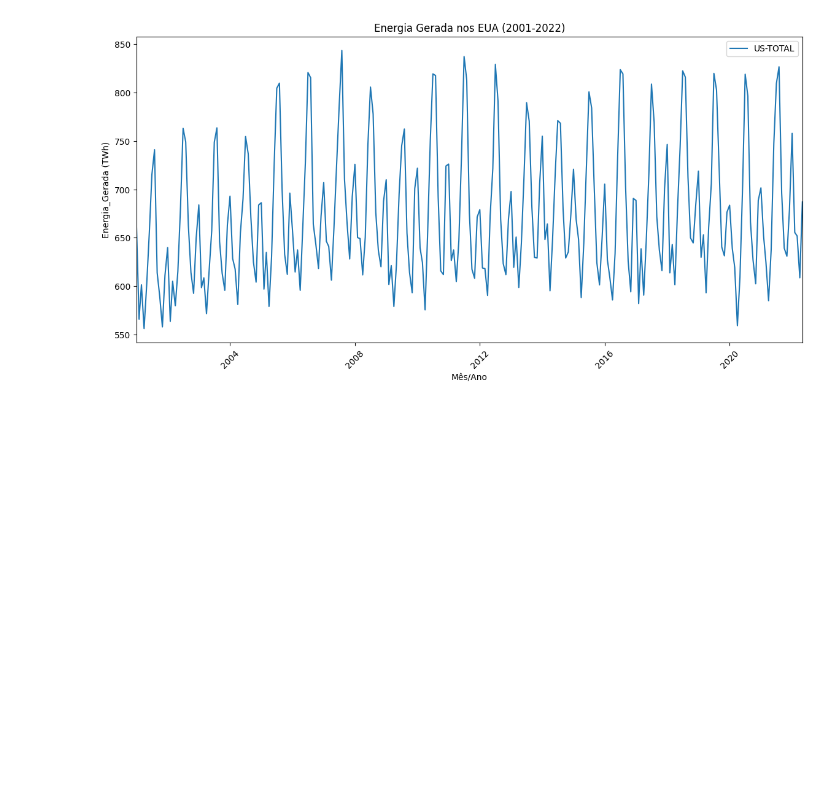
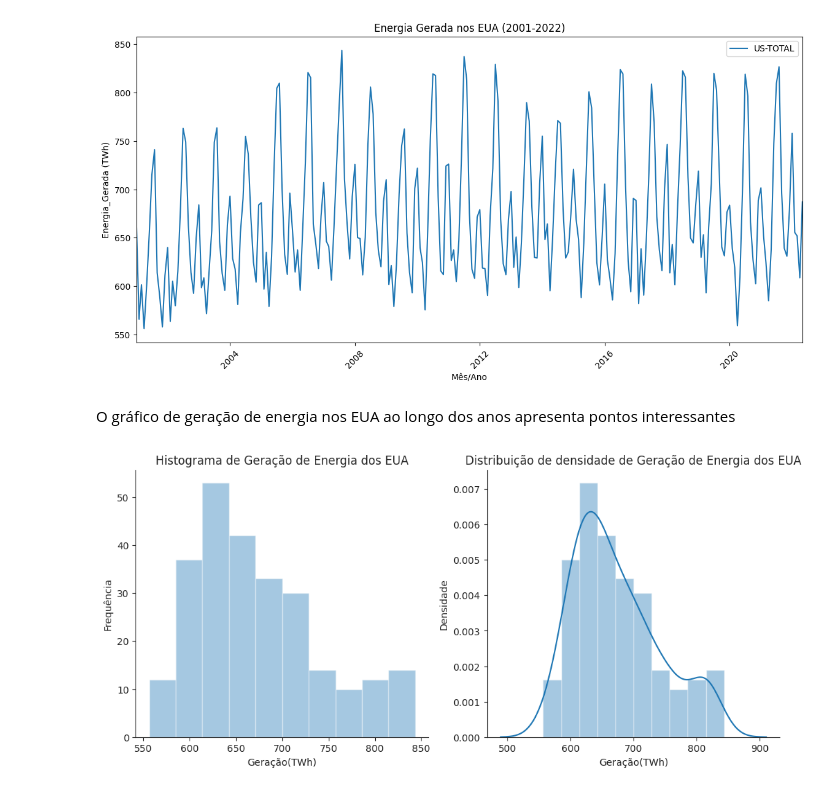
Before and after one commit to Higordevellard/MVP_01, a Jupyter notebook: mvp_sprint_1.ipynb, the cells around one changed output. Saved outputs shown, nothing was run; the diff lists cells and outputs as text; code cells hidden in the pictures; blank space fills up the shorter version.

```diff
--- a/mvp_sprint_1.ipynb
+++ b/mvp_sprint_1.ipynb
@@ -180,3 +250,27 @@ plt.xticks(rotation=45)
 plt.subplots_adjust(bottom=0.05)
 # %% [output]
 [figure]
+# %% [markdown]
+O gráfico de geração de energia nos EUA ao longo dos anos apresenta pontos interessantes
+# %%
+sns.set_style("ticks")
+
+# Criar um subplot com duas colunas
+fig, axs = plt.subplots(ncols=2, figsize=(12, 5))
+
+# Plotar o primeiro gráfico no primeiro subplot
+sns.distplot(dataset_5["Geração(TWh)"], kde=False, bins=10, ax=axs[0])
+axs[0].set_xlabel("Geração(TWh)")
+axs[0].set_ylabel("Frequência")
+axs[0].set_title("Histograma de Geração de Energia dos EUA")
+
+# Plotar o segundo gráfico no segundo subplot
+sns.distplot(dataset_5["Geração(TWh)"], kde=True, bins=10, ax=axs[1])
+axs[1].set_xlabel("Geração(TWh)")
+axs[1].set_ylabel("Densidade")
+axs[1].set_title("Distribuição de densidade de Geração de Energia dos EUA")
+
+sns.despine()
+plt.show()
+# %% [output]
+[figure, added]
```
Also changed, not shown: parts of 5 cells of this notebook.
